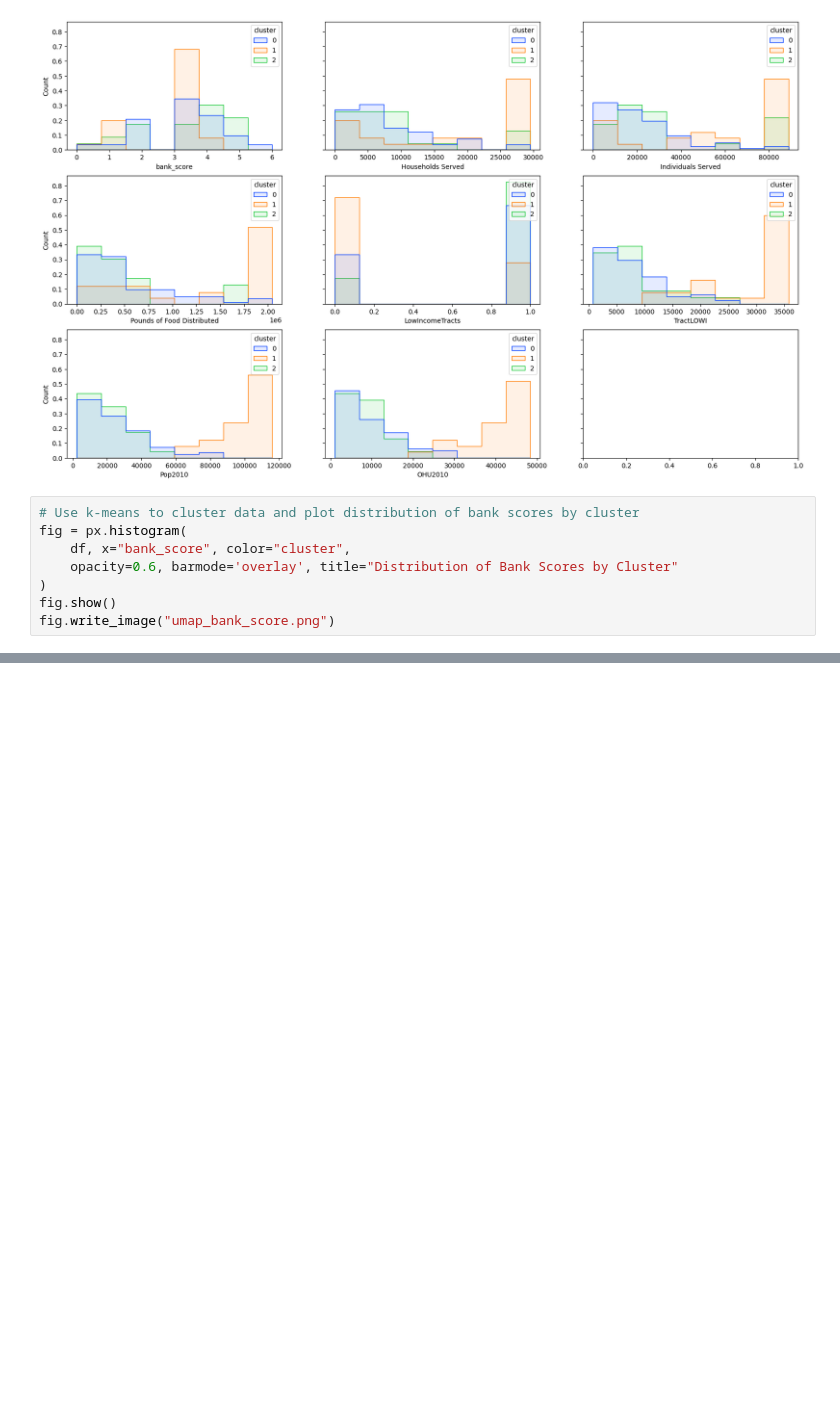
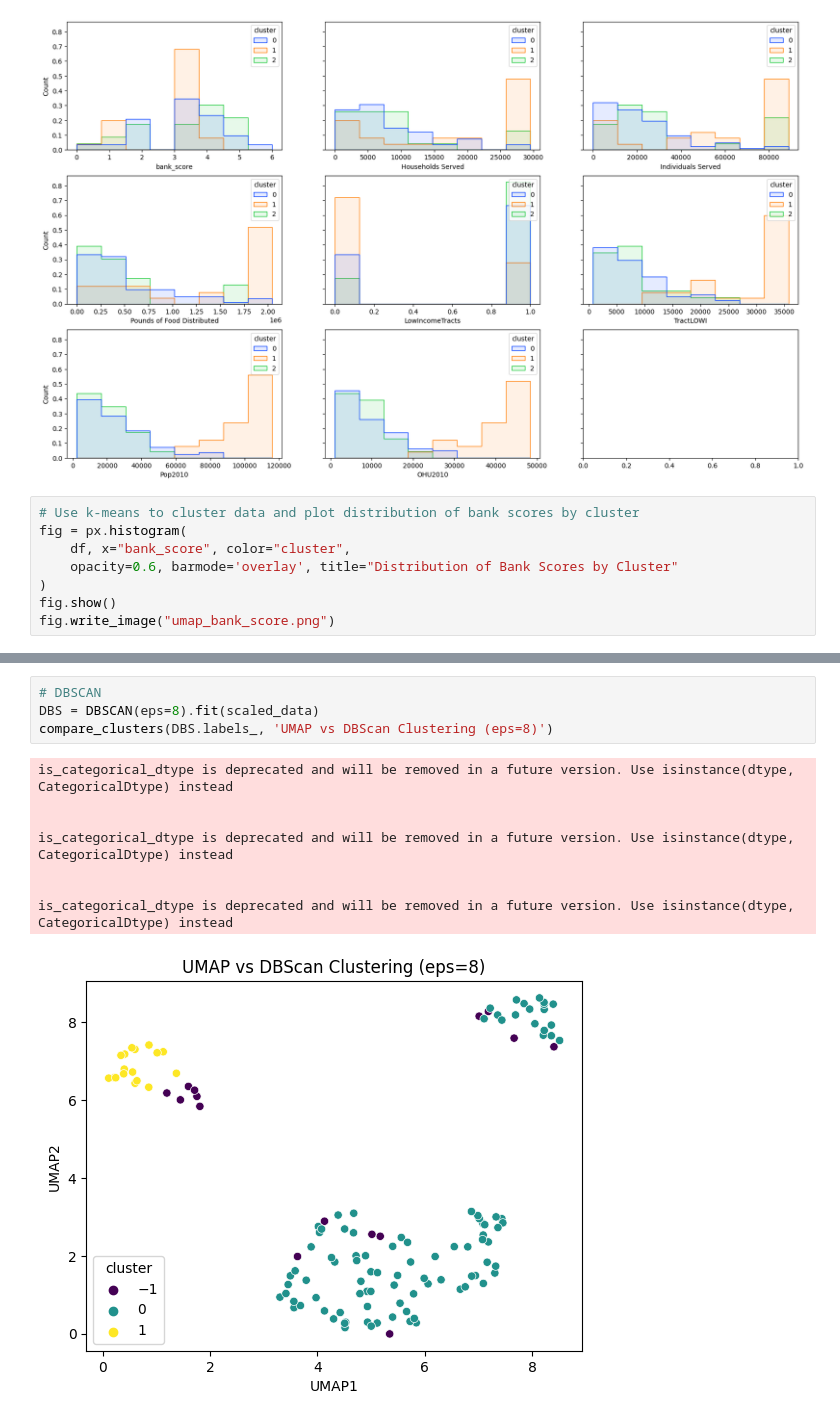
Before and after one commit to ericwhamilton1/gradient-descent-into-madness, a Jupyter notebook: umap_data_viz.ipynb, the cells around one changed output, grey strips where cells are left out. Saved outputs shown, nothing was run; the diff lists cells and outputs as text; blank space fills up the shorter version.

```diff
--- a/umap_data_viz.ipynb
+++ b/umap_data_viz.ipynb
@@ -174,0 +179,13 @@ use_inf_as_na option is deprecated and will be removed in a future version. Conv
+# %%
+# DBSCAN
+DBS = DBSCAN(eps=8).fit(scaled_data)
+compare_clusters(DBS.labels_, 'UMAP vs DBScan Clustering (eps=8)')
+# %% [output]
+is_categorical_dtype is deprecated and will be removed in a future version. Use isinstance(dtype, CategoricalDtype) instead
+
+
+is_categorical_dtype is deprecated and will be removed in a future version. Use isinstance(dtype, CategoricalDtype) instead
+
+
+is_categorical_dtype is deprecated and will be removed in a future version. Use isinstance(dtype, CategoricalDtype) instead
+[figure, added]
```
Also changed, not shown: parts of 6 cells of this notebook, 1 other file.
